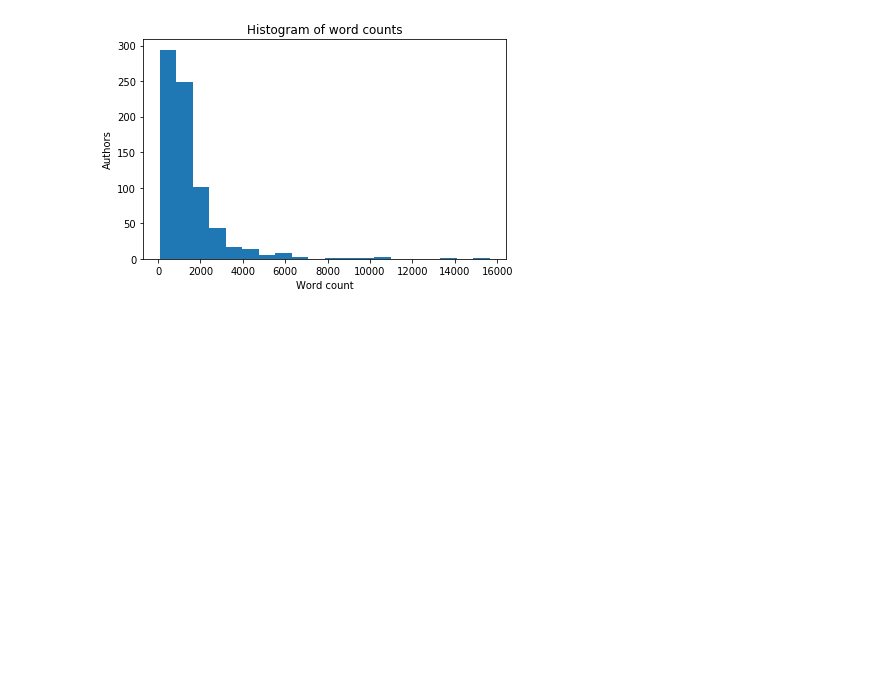
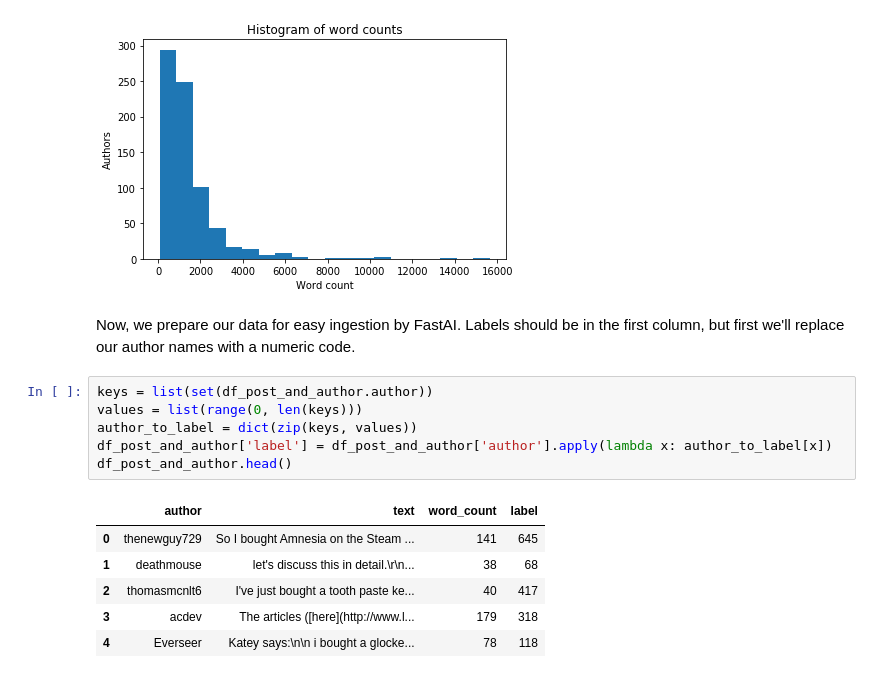
Before and after one commit to EdwardDixon/authorship, a Jupyter notebook: src/explore_the_data.ipynb, the cells around one changed output. Cells and saved outputs as stored; diff of their text form; blank space fills up the shorter version.

Commit message:
Prepped dataset for modelling authorship

```diff
--- a/src/explore_the_data.ipynb
+++ b/src/explore_the_data.ipynb
@@ -181,3 +181,18 @@ fig.tight_layout()
 plt.show()
 # %% [output]
 [figure]
+# %% [markdown]
+Now, we prepare our data for easy ingestion by FastAI. Labels should be in the first column, but first we'll replace our author names with a numeric code.
+# %%
+keys = list(set(df_post_and_author.author))
+values = list(range(0, len(keys)))
+author_to_label = dict(zip(keys, values))
+df_post_and_author['label'] = df_post_and_author['author'].apply(lambda x: author_to_label[x])
+df_post_and_author.head()
+# %% [output]
+|  | author | text | word_count | label |
+| 0 | thenewguy729 | So I bought Amnesia on the Steam ... | 141 | 645 |
+| 1 | deathmouse | let's discuss this in detail.\r\n... | 38 | 68 |
+| 2 | thomasmcnlt6 | I've just bought a tooth paste ke... | 40 | 417 |
+| 3 | acdev | The articles ([here](http://www.l... | 179 | 318 |
+| 4 | Everseer | Katey says:\n\n i bought a glocke... | 78 | 118 |
```
Also changed, not shown: parts of 3 cells of this notebook, 4 other files.
